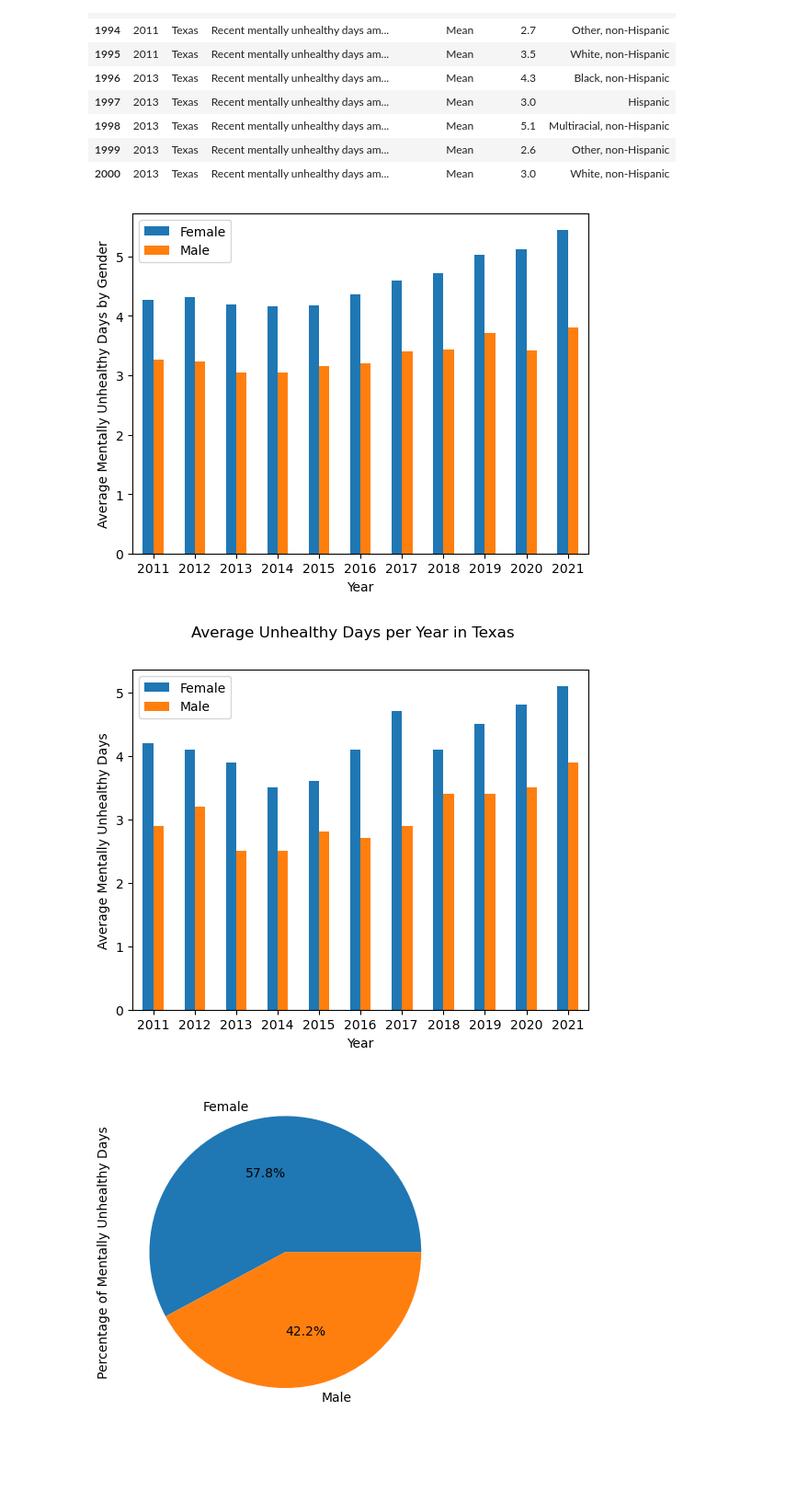
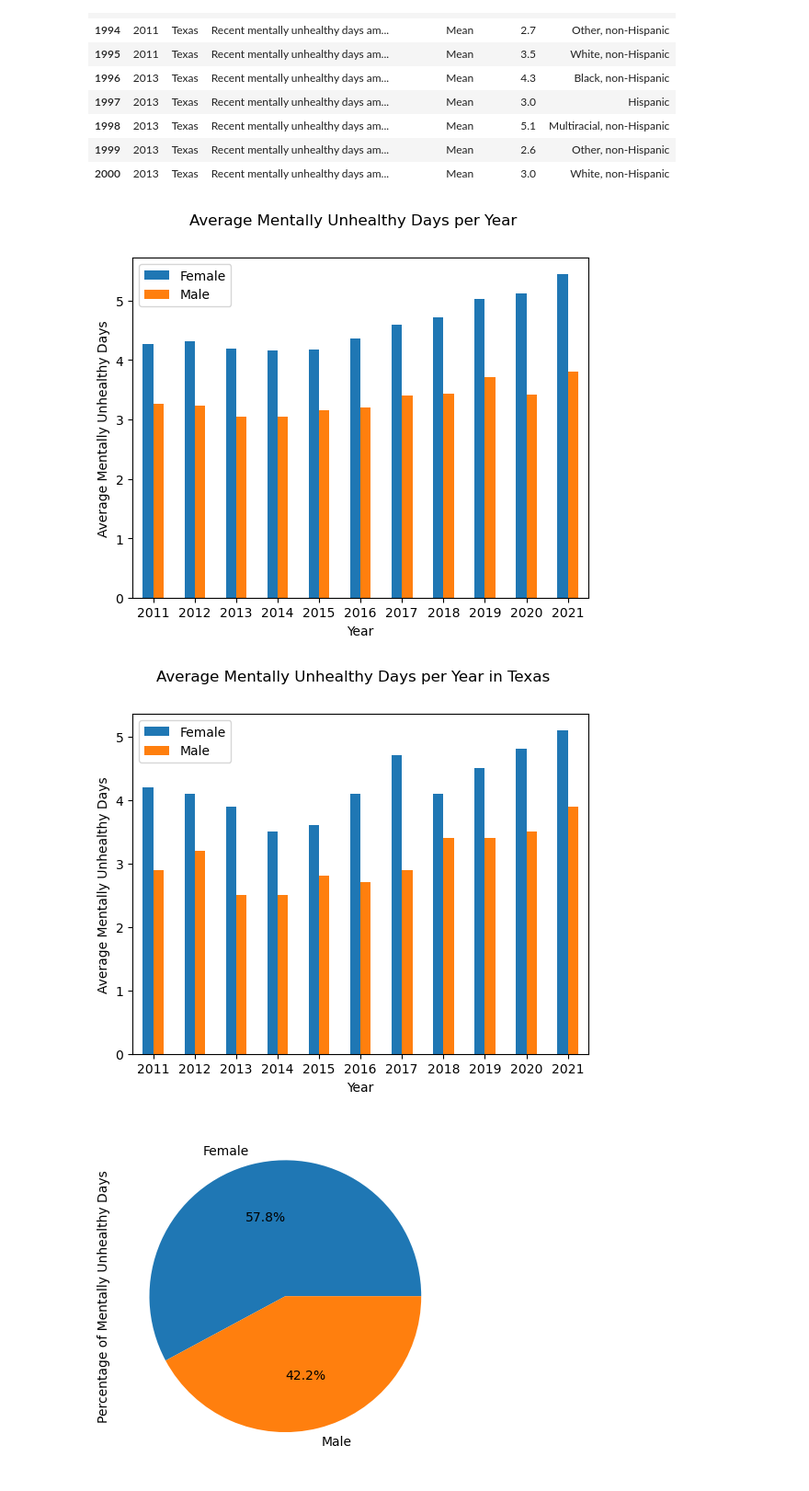
Before and after one commit to williamnzoiwu/Project-4, a Jupyter notebook: Chabot_Charts.ipynb, the cells around one changed output. Shown at 92% size. Drawn from its saved outputs; the diff is of its cells as text; code cells hidden in the pictures; blank space fills up the shorter version.

```diff
--- a/Chabot_Charts.ipynb
+++ b/Chabot_Charts.ipynb
@@ -209,22 +209,24 @@ texas_race_df.head(10)
 # %%
 #Display average number of mentally unhealthy days by gender
 # Filter df to only needed columns
 filtered_gender_df = gender_df[['Year', 'DataValue', 'Gender']]
 
 # Groupby year and gender, aggregate mean DataValue
 grouped = filtered_gender_df.groupby(['Year', 'Gender'])['DataValue'].mean().unstack()
 
 # Plot bars
 fig, ax = plt.subplots()
 grouped.plot(kind='bar', ax=ax, rot=0)
 
 ax.set_xlabel("Year")
-ax.set_ylabel("Average Mentally Unhealthy Days by Gender")
+ax.set_ylabel("Average Mentally Unhealthy Days")
 ax.legend(["Female", "Male"]);
 
+fig.suptitle("Average Mentally Unhealthy Days per Year");
+
 plt.show()
 # %% [output]
-[figure, old version]
+[figure, new version]
 # %%
 #Display average number of mentally unhealthy days by gender in Texas
 # Filter df to only needed columns
@@ -241,11 +243,11 @@ ax.set_xlabel("Year")
 ax.set_ylabel("Average Mentally Unhealthy Days")
 ax.legend(["Female", "Male"]);
 
-fig.suptitle("Average Unhealthy Days per Year in Texas");
+fig.suptitle("Average Mentally Unhealthy Days per Year in Texas");
 
 plt.show()
 # %% [output]
-[figure, old version]
+[figure, new version]
 # %%
 # Generate a pie plot showing the distribution of unhealthy days by gender
 gender = gender_df.groupby('Gender')['DataValue'].mean()
```
Also changed, not shown: parts of 2 cells of this notebook.
